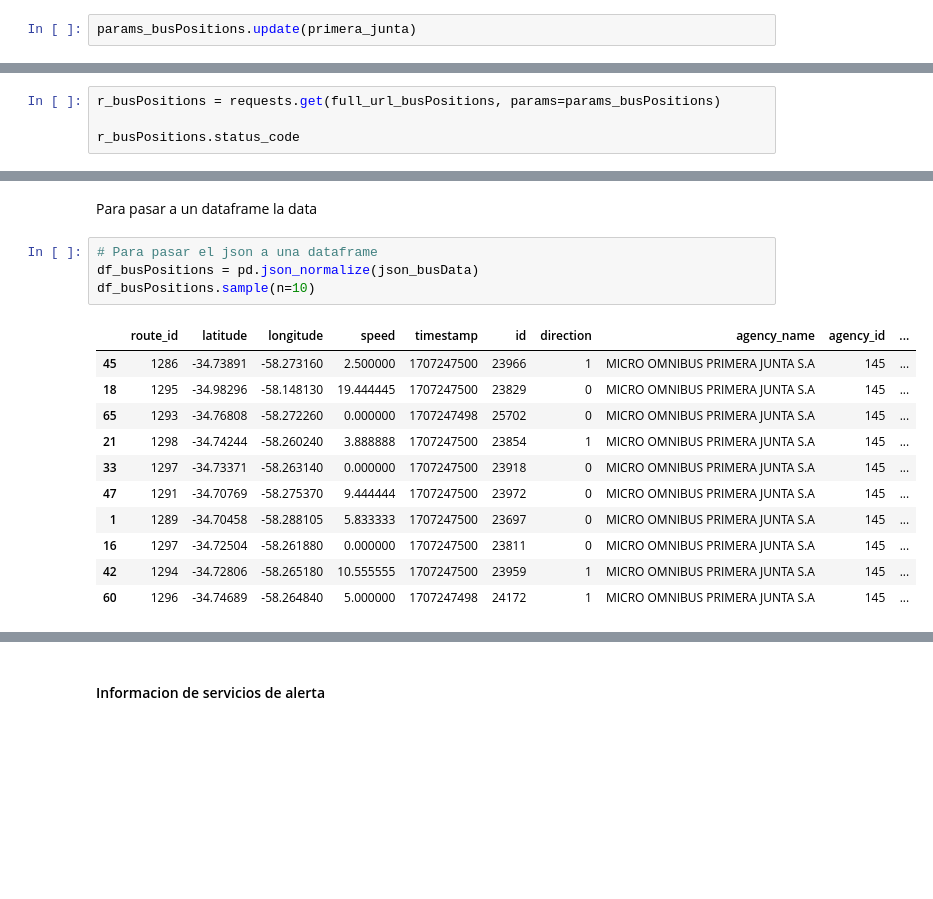
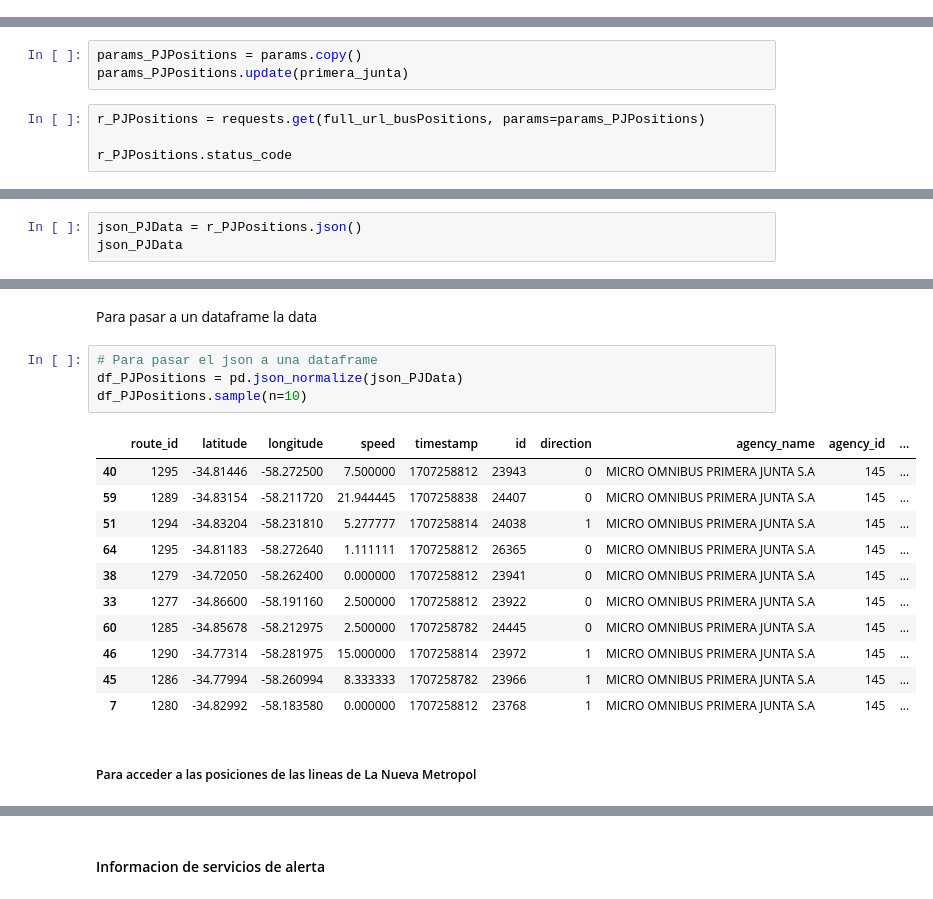
Before and after one commit to c-gonzalez-a/DataEngineeringCoder, a Jupyter notebook: main.ipynb, the cells around one changed output, grey strips where cells are left out. Drawn from its saved outputs; the diff is of its cells as text; blank space fills up the shorter version.

```diff
--- a/main.ipynb
+++ b/main.ipynb
@@ -88,2 +85,0 @@ params_busPositions = params.copy()
-# %%
-params_busPositions.update(primera_junta)
@@ -90,6 +88,9 @@ params_busPositions.update(primera_junta)
+# %%
+params_PJPositions = params.copy()
+params_PJPositions.update(primera_junta)
 # %%
-r_busPositions = requests.get(full_url_busPositions, params=params_busPositions)
+r_PJPositions = requests.get(full_url_busPositions, params=params_PJPositions)
 
-r_busPositions.status_code
+r_PJPositions.status_code
 # %% [output]
 200
@@ -116,0 +97,3 @@ json_busData
+# %%
+json_PJData = r_PJPositions.json()
+json_PJData
@@ -126,17 +127,19 @@ dict_keys(['route_id', 'latitude', 'longitude', 'speed', 'timestamp', 'id', 'dir
 Para pasar a un dataframe la data
 # %%
 # Para pasar el json a una dataframe
-df_busPositions = pd.json_normalize(json_busData)
-df_busPositions.sample(n=10)
+df_PJPositions = pd.json_normalize(json_PJData)
+df_PJPositions.sample(n=10)
 # %% [output]
 |  | route_id | latitude | longitude | speed | timestamp | id | direction | agency_name | agency_id | ... |
-| 45 | 1286 | -34.73891 | -58.273160 | 2.500000 | 1707247500 | 23966 | 1 | MICRO OMNIBUS PRIMERA JUNTA S.A | 145 | ... |
-| 18 | 1295 | -34.98296 | -58.148130 | 19.444445 | 1707247500 | 23829 | 0 | MICRO OMNIBUS PRIMERA JUNTA S.A | 145 | ... |
-| 65 | 1293 | -34.76808 | -58.272260 | 0.000000 | 1707247498 | 25702 | 0 | MICRO OMNIBUS PRIMERA JUNTA S.A | 145 | ... |
-| 21 | 1298 | -34.74244 | -58.260240 | 3.888888 | 1707247500 | 23854 | 1 | MICRO OMNIBUS PRIMERA JUNTA S.A | 145 | ... |
-| 33 | 1297 | -34.73371 | -58.263140 | 0.000000 | 1707247500 | 23918 | 0 | MICRO OMNIBUS PRIMERA JUNTA S.A | 145 | ... |
-| 47 | 1291 | -34.70769 | -58.275370 | 9.444444 | 1707247500 | 23972 | 0 | MICRO OMNIBUS PRIMERA JUNTA S.A | 145 | ... |
-| 1 | 1289 | -34.70458 | -58.288105 | 5.833333 | 1707247500 | 23697 | 0 | MICRO OMNIBUS PRIMERA JUNTA S.A | 145 | ... |
-| 16 | 1297 | -34.72504 | -58.261880 | 0.000000 | 1707247500 | 23811 | 0 | MICRO OMNIBUS PRIMERA JUNTA S.A | 145 | ... |
-| 42 | 1294 | -34.72806 | -58.265180 | 10.555555 | 1707247500 | 23959 | 1 | MICRO OMNIBUS PRIMERA JUNTA S.A | 145 | ... |
-| 60 | 1296 | -34.74689 | -58.264840 | 5.000000 | 1707247498 | 24172 | 1 | MICRO OMNIBUS PRIMERA JUNTA S.A | 145 | ... |
+| 40 | 1295 | -34.81446 | -58.272500 | 7.500000 | 1707258812 | 23943 | 0 | MICRO OMNIBUS PRIMERA JUNTA S.A | 145 | ... |
+| 59 | 1289 | -34.83154 | -58.211720 | 21.944445 | 1707258838 | 24407 | 0 | MICRO OMNIBUS PRIMERA JUNTA S.A | 145 | ... |
+| 51 | 1294 | -34.83204 | -58.231810 | 5.277777 | 1707258814 | 24038 | 1 | MICRO OMNIBUS PRIMERA JUNTA S.A | 145 | ... |
+| 64 | 1295 | -34.81183 | -58.272640 | 1.111111 | 1707258812 | 26365 | 0 | MICRO OMNIBUS PRIMERA JUNTA S.A | 145 | ... |
+| 38 | 1279 | -34.72050 | -58.262400 | 0.000000 | 1707258812 | 23941 | 0 | MICRO OMNIBUS PRIMERA JUNTA S.A | 145 | ... |
+| 33 | 1277 | -34.86600 | -58.191160 | 2.500000 | 1707258812 | 23922 | 0 | MICRO OMNIBUS PRIMERA JUNTA S.A | 145 | ... |
+| 60 | 1285 | -34.85678 | -58.212975 | 2.500000 | 1707258782 | 24445 | 0 | MICRO OMNIBUS PRIMERA JUNTA S.A | 145 | ... |
+| 46 | 1290 | -34.77314 | -58.281975 | 15.000000 | 1707258814 | 23972 | 1 | MICRO OMNIBUS PRIMERA JUNTA S.A | 145 | ... |
+| 45 | 1286 | -34.77994 | -58.260994 | 8.333333 | 1707258782 | 23966 | 1 | MICRO OMNIBUS PRIMERA JUNTA S.A | 145 | ... |
+| 7 | 1280 | -34.82992 | -58.183580 | 0.000000 | 1707258812 | 23768 | 1 | MICRO OMNIBUS PRIMERA JUNTA S.A | 145 | ... |
+# %% [markdown]
+##### Para acceder a las posiciones de las lineas de La Nueva Metropol
```
Also changed, not shown: parts of 27 cells of this notebook.
